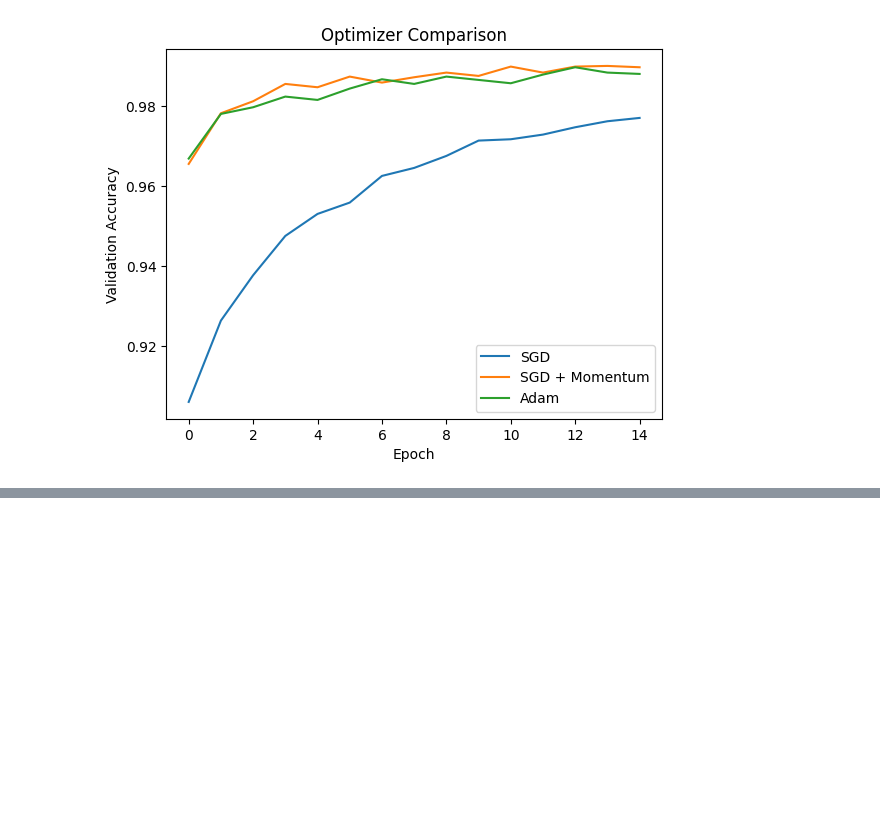
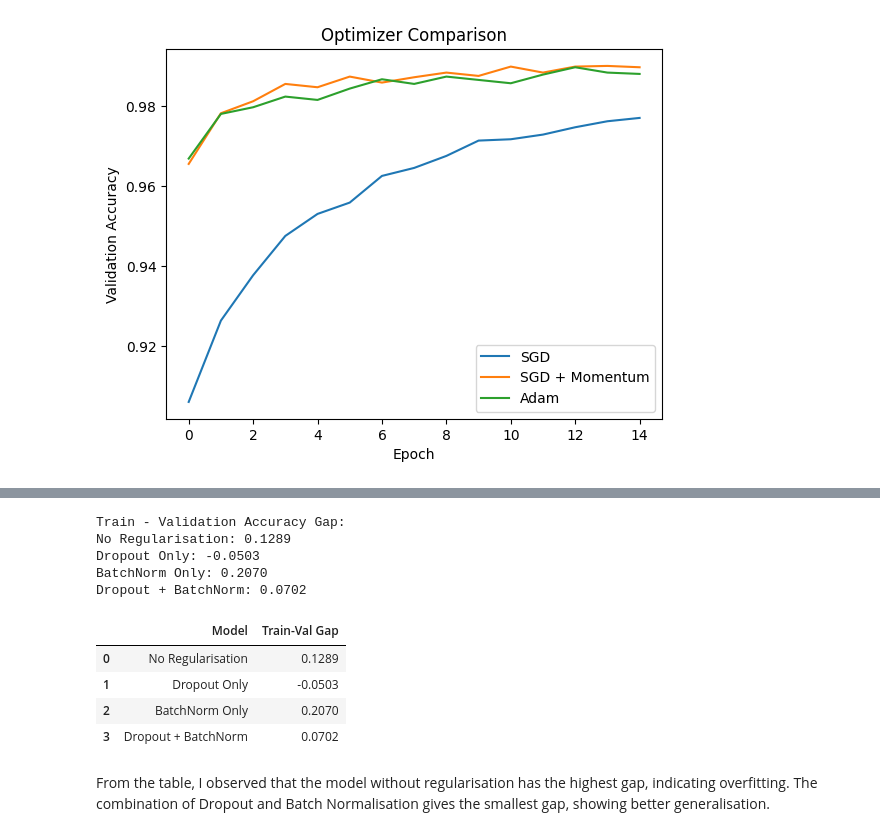
Before and after one commit to swayamjaiswal152/CNN-Lab-Assignment, a Jupyter notebook: CNN_Lab_Assignment.ipynb, the cells around one changed output, grey strips where cells are left out. Saved outputs shown, nothing was run; the diff lists cells and outputs as text; code cells hidden in the pictures; blank space fills up the shorter version.

```diff
--- a/CNN_Lab_Assignment.ipynb
+++ b/CNN_Lab_Assignment.ipynb
@@ -913,0 +1040,34 @@ plt.show()
+# %%
+def create_model(use_dropout=False, use_bn=False):
+    from tensorflow.keras.models import Sequential
+    from tensorflow.keras.layers import Conv2D, BatchNormalization
+    from tensorflow.keras.layers import Activation, MaxPooling2D
+    from tensorflow.keras.layers import Flatten, Dense, Dropout
+
+    model = Sequential()
+
+    # Block 1
+    model.add(Conv2D(32, (3,3), padding='same', input_shape=(32,32,3)))
+    if use_bn:
+        model.add(BatchNormalization())
+    model.add(Activation('relu'))
+    model.add(MaxPooling2D((2,2)))
+    if use_dropout:
+        model.add(Dropout(0.3))
+
+    # Block 2
+    model.add(Conv2D(64, (3,3), padding='same'))
+    if use_bn:
+        model.add(BatchNormalization())
+    model.add(Activation('relu'))
+    model.add(MaxPooling2D((2,2)))
+    if use_dropout:
+        model.add(Dropout(0.3))
+
+    # Head
+    model.add(Flatten())
+    if use_dropout:
+        model.add(Dropout(0.5))
+    model.add(Dense(10, activation='softmax'))
+
+    return model
@@ -913,0 +1180,31 @@ plt.show()
+# %%
+print("\nTrain - Validation Accuracy Gap:")
+
+for name, gap in results.items():
+    print(f"{name}: {gap:.4f}")
+# %% [output]
+Train - Validation Accuracy Gap:
+No Regularisation: 0.1289
+Dropout Only: -0.0503
+BatchNorm Only: 0.2070
+Dropout + BatchNorm: 0.0702
+# %%
+import pandas as pd
+
+# Convert results dictionary into DataFrame
+table = pd.DataFrame(list(results.items()), columns=["Model", "Train-Val Gap"])
+
+# Round values for neatness
+table["Train-Val Gap"] = table["Train-Val Gap"].round(4)
+
+# Display table
+table
+# %% [output]
+|  | Model | Train-Val Gap |
+| 0 | No Regularisation | 0.1289 |
+| 1 | Dropout Only | -0.0503 |
+| 2 | BatchNorm Only | 0.2070 |
+| 3 | Dropout + BatchNorm | 0.0702 |
+# %% [markdown]
+  From the table, I observed that the model without regularisation has the highest gap, indicating overfitting.
+The combination of Dropout and Batch Normalisation gives the smallest gap, showing better generalisation.
```
Also changed, not shown: parts of 12 cells of this notebook.
